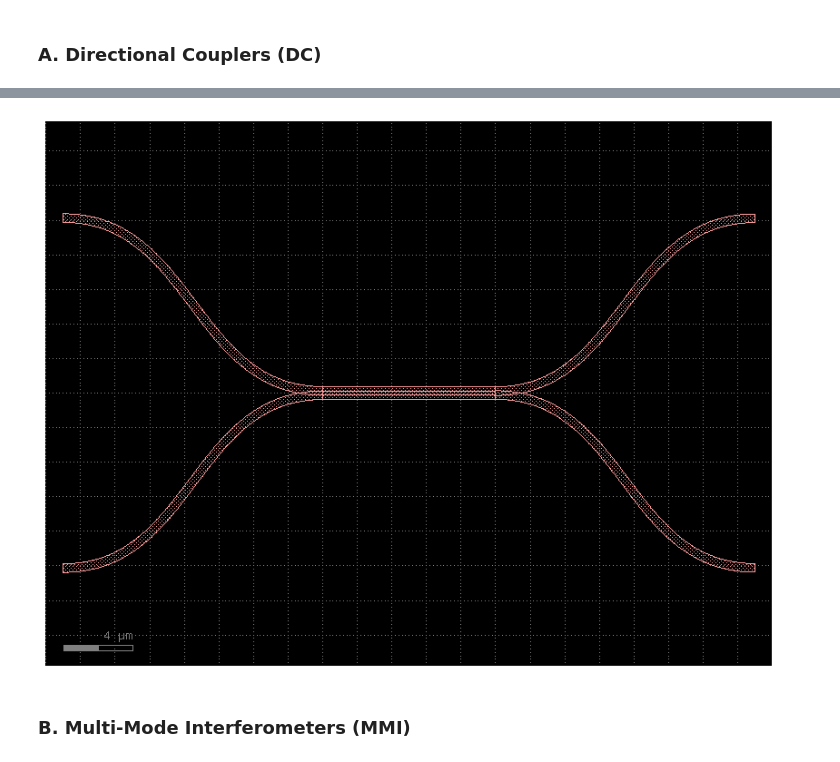
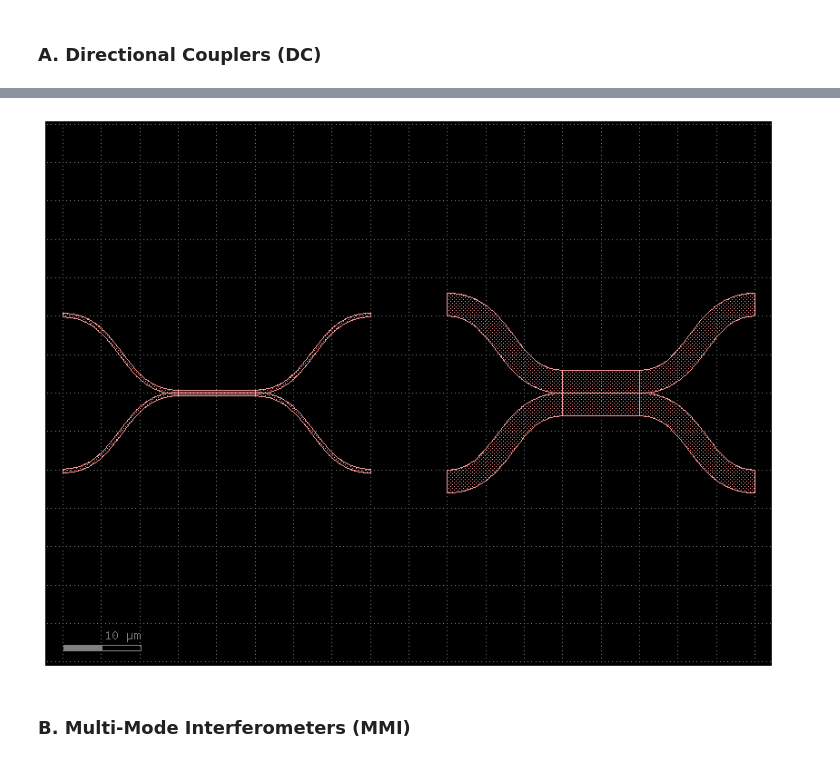
Before and after one commit to jfgimloz/cifoin-lab4, a Jupyter notebook: LAYOUT_Student.ipynb, the cells around one changed output, grey strips where cells are left out. Saved outputs shown, nothing was run; the diff lists cells and outputs as text; code cells hidden in the pictures.

```diff
--- a/LAYOUT_Student.ipynb
+++ b/LAYOUT_Student.ipynb
@@ -85,7 +85,7 @@ scene.show()
 # %%
 gf.clear_cache()
 component_library = gf.Component()
-width=0.5; gap=0.5; length=50;
+length=93.84; gap=0.5; width=0.5;
 
 xs_strip = gf.cross_section.strip(width=0.5, layer="WG")
 distancia_centros = width * gap
@@ -106,11 +106,6 @@ s_in_bot = component_library.add_ref(s_bend).connect("o2", bot_wvg.ports["o1"])
 s_out_top = component_library.add_ref(s_bend).connect("o1", top_wvg.ports["o2"])
 s_out_bot = component_library.add_ref(s_bend).dmirror_y().connect("o1", bot_wvg.ports["o2"])
 
-component_library.add_port(name="o1", port=s_in_bot.ports["o1"])   # Entrada Inferior Izquierda
-component_library.add_port(name="o2", port=s_in_top.ports["o1"])   # Entrada Superior Izquierda
-component_library.add_port(name="o3", port=s_out_top.ports["o2"])  # Salida Superior Derecha
-component_library.add_port(name="o4", port=s_out_bot.ports["o2"])  # Salida Inferior Derecha
-
 component_library.plot()
 component_library.show()
 # %% [output]
@@ -386,7 +370,8 @@ def DC_cell(length=93.84, gap=0.5, width=0.5, layer="WG"):
 
     return c
 
-dc_1 = component_DC.add_ref(DC_cell(length=10, gap=0.5))
+dc_1 = component_DC.add_ref(DC_cell(length=10, gap=0.5)).dmovex(0).dmovey(0)
+dc_1 = component_DC.add_ref(DC_cell(length=10, gap=1, width=3)).dmovex(50).dmovey(0)
 
 component_DC.plot()
 component_DC.show()
@@ -395,4 +380,4 @@ component_DC.show()
-[figure, old version]
+[figure, new version]
 # %% [markdown]
 ### B. Multi-Mode Interferometers (MMI)
 # %%
```
Also changed, not shown: parts of 35 cells of this notebook, 1 other file.
